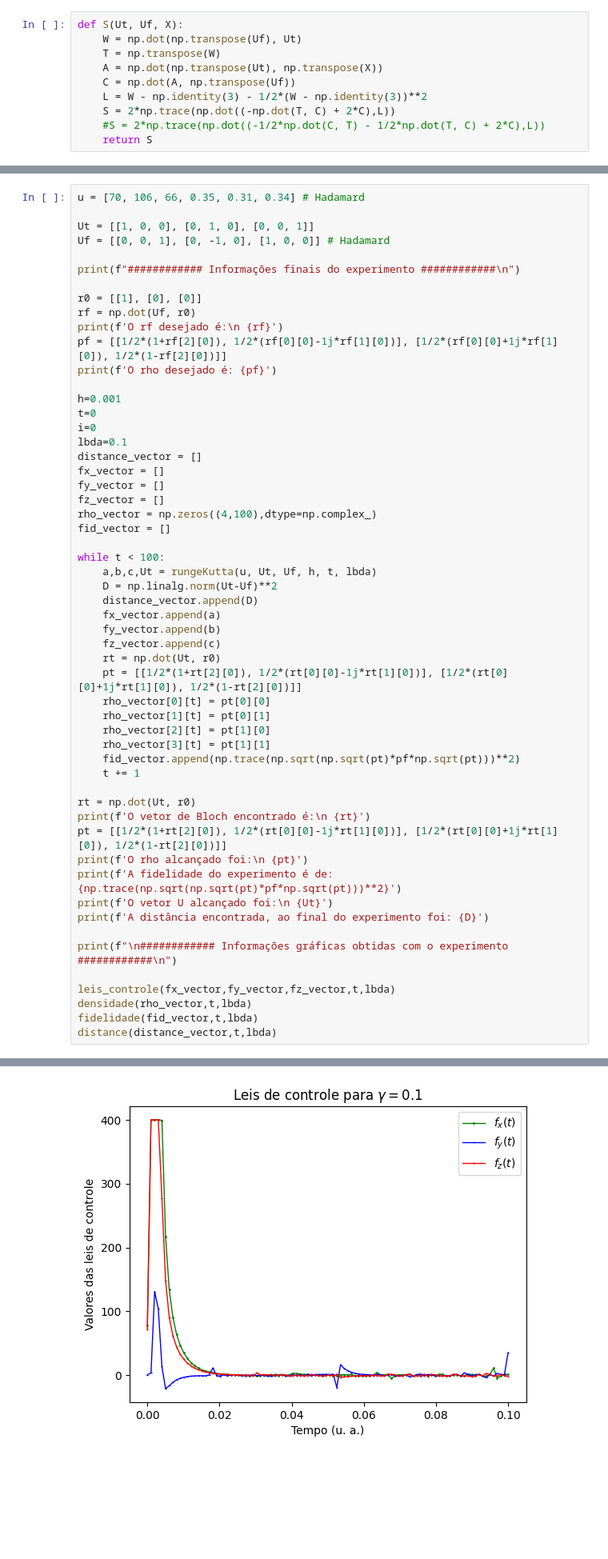
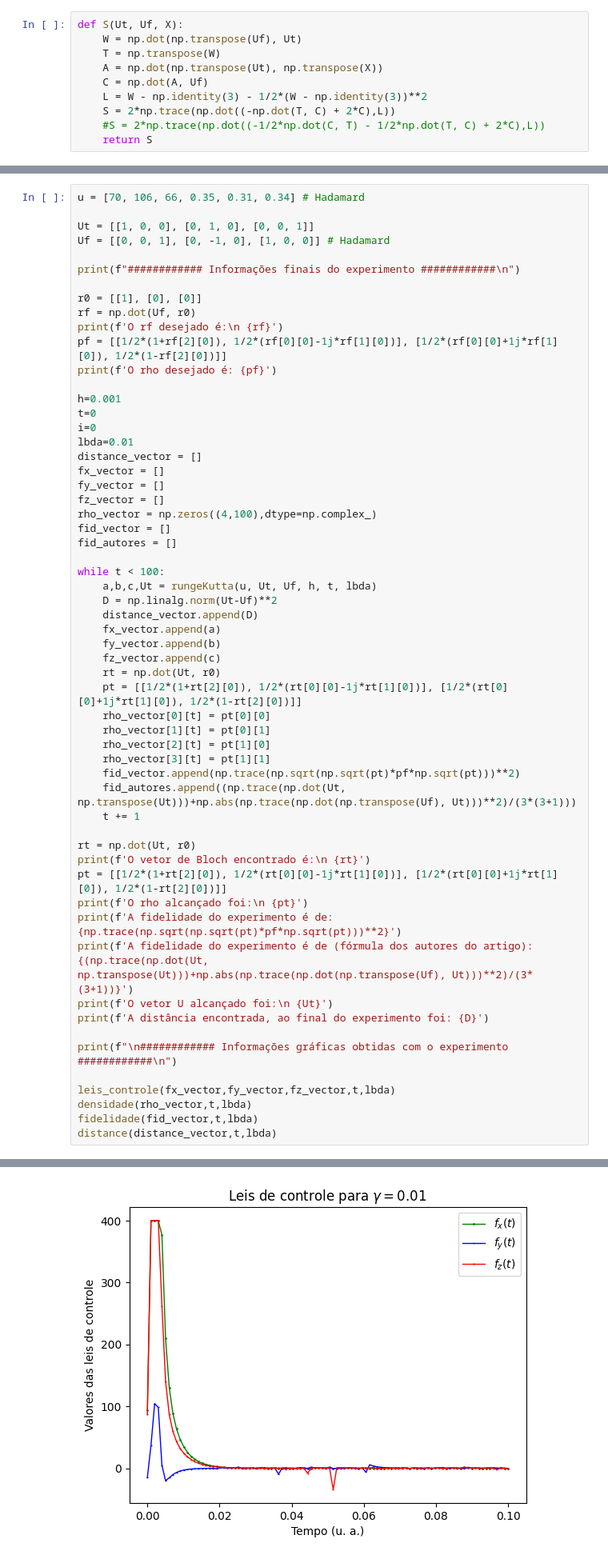
Before and after one commit to GabrielSiqueira1/Lyapunov-Open-Quantum-Systems, a Jupyter notebook: Lyapunov-Gate-Hadamard.ipynb, the cells around one changed output, grey strips where cells are left out. Shown at 80% size. Drawn from its saved outputs; the diff is of its cells as text; blank space fills up the shorter version.

```diff
--- a/Lyapunov-Gate-Hadamard.ipynb
+++ b/Lyapunov-Gate-Hadamard.ipynb
@@ -10,7 +10,7 @@ def S(Ut, Uf, X):
     W = np.dot(np.transpose(Uf), Ut)
     T = np.transpose(W)
     A = np.dot(np.transpose(Ut), np.transpose(X))
-    C = np.dot(A, np.transpose(Uf))
+    C = np.dot(A, Uf)
     L = W - np.identity(3) - 1/2*(W - np.identity(3))**2
     S = 2*np.trace(np.dot((-np.dot(T, C) + 2*C),L))
     #S = 2*np.trace(np.dot((-1/2*np.dot(C, T) - 1/2*np.dot(T, C) + 2*C),L))
@@ -171,13 +171,14 @@ print(f'O rho desejado é: {pf}')
 h=0.001
 t=0
 i=0
-lbda=0.1
+lbda=0.01
 distance_vector = []
 fx_vector = []
 fy_vector = []
 fz_vector = []
 rho_vector = np.zeros((4,100),dtype=np.complex_)
 fid_vector = []
+fid_autores = []
 
 while t < 100:
     a,b,c,Ut = rungeKutta(u, Ut, Uf, h, t, lbda)
@@ -193,6 +194,7 @@ while t < 100:
     rho_vector[2][t] = pt[1][0]
     rho_vector[3][t] = pt[1][1]
     fid_vector.append(np.trace(np.sqrt(np.sqrt(pt)*pf*np.sqrt(pt)))**2)
+    fid_autores.append((np.trace(np.dot(Ut, np.transpose(Ut)))+np.abs(np.trace(np.dot(np.transpose(Uf), Ut)))**2)/(3*(3+1)))
     t += 1
 
 rt = np.dot(Ut, r0)
@@ -200,6 +202,7 @@ print(f'O vetor de Bloch encontrado é:\n {rt}')
 pt = [[1/2*(1+rt[2][0]), 1/2*(rt[0][0]-1j*rt[1][0])], [1/2*(rt[0][0]+1j*rt[1][0]), 1/2*(1-rt[2][0])]]
 print(f'O rho alcançado foi:\n {pt}')
 print(f'A fidelidade do experimento é de: {np.trace(np.sqrt(np.sqrt(pt)*pf*np.sqrt(pt)))**2}')
+print(f'A fidelidade do experimento é de (fórmula dos autores do artigo): {(np.trace(np.dot(Ut, np.transpose(Ut)))+np.abs(np.trace(np.dot(np.transpose(Uf), Ut)))**2)/(3*(3+1))}')
 print(f'O vetor U alcançado foi:\n {Ut}')
 print(f'A distância encontrada, ao final do experimento foi: {D}')
 
@@ -228,3 +231,3 @@ A distância encontrada, ao final do experimento foi: 0.0005727026979065339
 
 ############ Informações gráficas obtidas com o experimento ############
-[figure, old version]
+[figure, new version]
```
Also changed, not shown: parts of 2 cells of this notebook, 2 other files.
